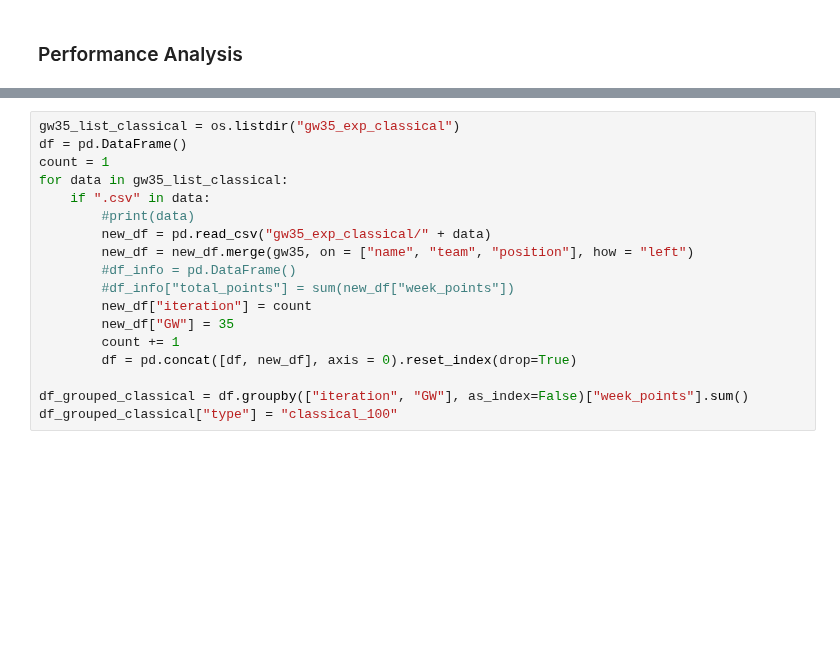
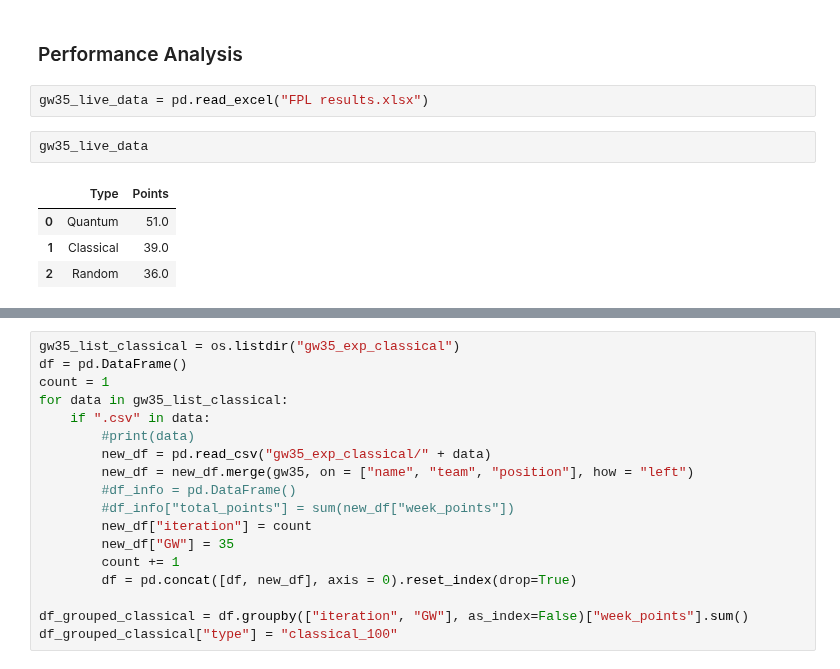
Before and after one commit to MUbarak123-56/fpl_team_optimization, a Jupyter notebook: experimentation/experimental_results_35.ipynb, the cells around one changed output, grey strips where cells are left out. Drawn from its saved outputs; the diff is of its cells as text; blank space fills up the shorter version.

```diff
--- a/experimentation/experimental_results_35.ipynb
+++ b/experimentation/experimental_results_35.ipynb
@@ -15,3 +15,12 @@ sum(gw35["week_points"])
 874
 # %% [markdown]
 ### Performance Analysis
+# %%
+gw35_live_data = pd.read_excel("FPL results.xlsx")
+# %%
+gw35_live_data
+# %% [output]
+|  | Type | Points |
+| 0 | Quantum | 51.0 |
+| 1 | Classical | 39.0 |
+| 2 | Random | 36.0 |
```
Also changed, not shown: parts of 1 cell of this notebook, 2 other files.
